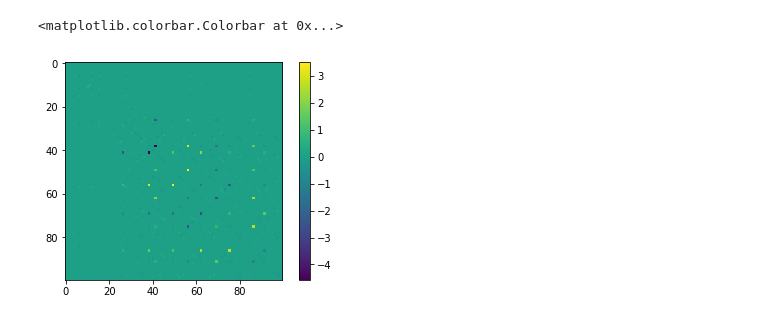
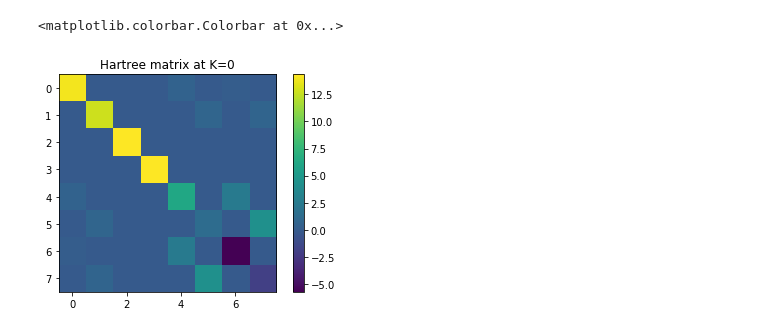
Before and after one commit to abhirup86/TDDFT-2, a Jupyter notebook: Test.ipynb, the cells around one changed output. Cells and saved outputs as stored; diff of their text form; code cells hidden in the pictures.

```diff
--- a/Test.ipynb
+++ b/Test.ipynb
@@ -1,28 +5,26 @@
 # %%
 from gpaw import GPAW, FermiDirac
 from gpaw.wavefunctions.pw import PW
-from ase import Atoms
+from ase.io import read
 from TDDFT import TDDFT
 import numpy as np
 import matplotlib.pyplot as plt
 %matplotlib inline
 
-a = 2.5
-c = 10
-PW_cut=800
-nbands=100
-atoms = Atoms(symbols='C2', positions=[(0.5 * a, -np.sqrt(3) / 6 * a, 0.5*c),(0.5 * a, np.sqrt(3) / 6 * a, 0.5*c)],
-              cell=[(0.5 * a, -0.5 * 3**0.5 * a, 0),
-                    (0.5 * a, 0.5 * 3**0.5 * a, 0),
-                    (0.0, 0.0, c )], pbc=True)
+c = 20
+PW_cut=400
+nbands=8
+atoms = read('hBN.cif')
+atoms.cell[2,2]=c
+atoms.center()
 
 calc = GPAW(mode=PW(PW_cut),xc='PBE',
-            kpts={'size': (12, 12, 1), 'gamma': True},
-            setups='sg15',
-            occupations=FermiDirac(0.001),
+            kpts={'size': (4, 4, 1), 'gamma': True},
+            setups='sg15',nbands=nbands*2,
+            occupations=FermiDirac(0.0001),
+            convergence={'bands':nbands},
             txt='calc.txt')
 
 atoms.set_calculator(calc)
 atoms.get_potential_energy()
-calc.diagonalize_full_hamiltonian(nbands=nbands)
 calc.write('gs.gpw')
@@ -29,2 +33,2 @@ calc.write('gs.gpw')
 # %%
-tddft=TDDFT(calc)
+tddft=TDDFT(calc,nbands)
@@ -31,7 +67,9 @@ tddft=TDDFT(calc)
 # %%
-dipole=tddft.get_dipole_matrix()
-plt.imshow(dipole[0].real)
+
+VH_matrix=tddft.get_Hartree_matrix()
+plt.title("Hartree matrix at K=0")
+plt.imshow(VH_matrix[0].real)
 plt.colorbar()
 # %% [output]
 <matplotlib.colorbar.Colorbar at 0x...>
-[figure, old version]
+[figure, new version]
```
Also changed, not shown: parts of 17 cells of this notebook, 1 other file.
